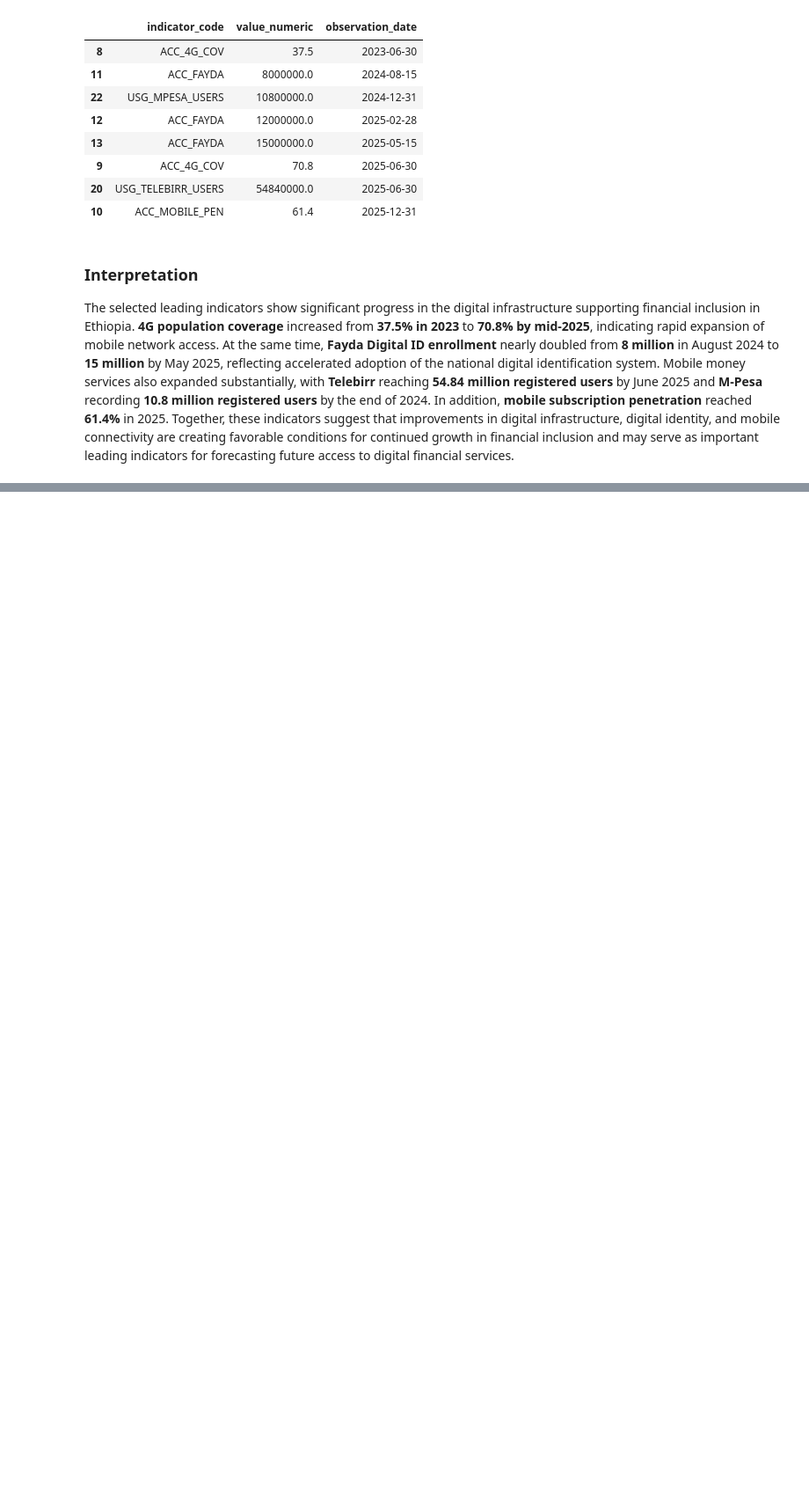
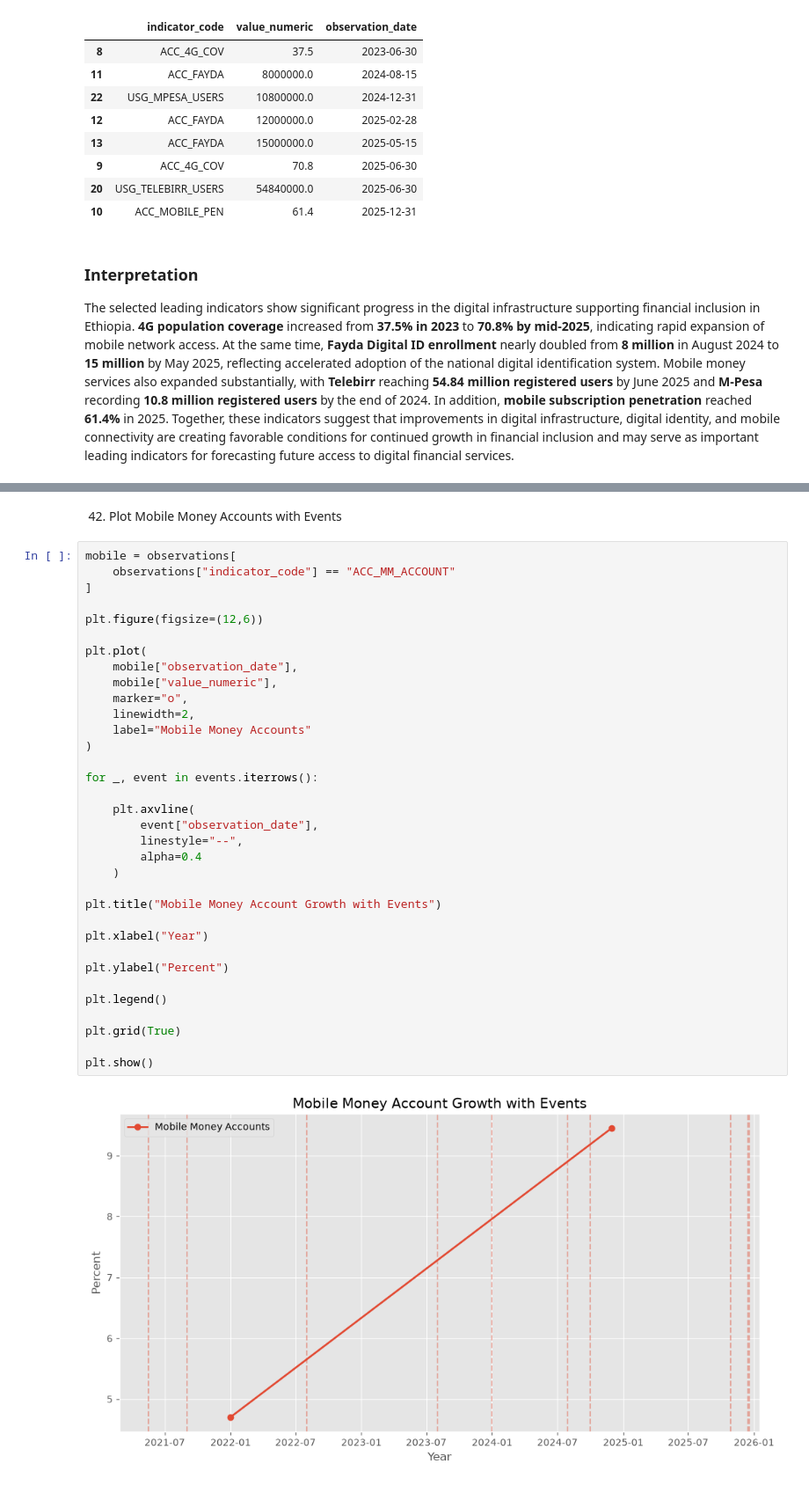
Before and after one commit to Lalisecf/ethiopia-fi-forecast-week11, a Jupyter notebook: notebooks/task_2_eda.ipynb, the cells around one changed output, grey strips where cells are left out. Shown at 88% size. Drawn from its saved outputs; the diff is of its cells as text; blank space fills up the shorter version.

```diff
--- a/notebooks/task_2_eda.ipynb
+++ b/notebooks/task_2_eda.ipynb
@@ -1678,0 +1798,38 @@ The selected leading indicators show significant progress in the digital infrast
+# %% [markdown]
+42. Plot Mobile Money Accounts with Events
+# %%
+mobile = observations[
+    observations["indicator_code"] == "ACC_MM_ACCOUNT"
+]
+
+plt.figure(figsize=(12,6))
+
+plt.plot(
+    mobile["observation_date"],
+    mobile["value_numeric"],
+    marker="o",
+    linewidth=2,
+    label="Mobile Money Accounts"
+)
+
+for _, event in events.iterrows():
+
+    plt.axvline(
+        event["observation_date"],
+        linestyle="--",
+        alpha=0.4
+    )
+
+plt.title("Mobile Money Account Growth with Events")
+
+plt.xlabel("Year")
+
+plt.ylabel("Percent")
+
+plt.legend()
+
+plt.grid(True)
+
+plt.show()
+# %% [output]
+[figure, added]
```
Also changed, not shown: parts of 20 cells of this notebook.
